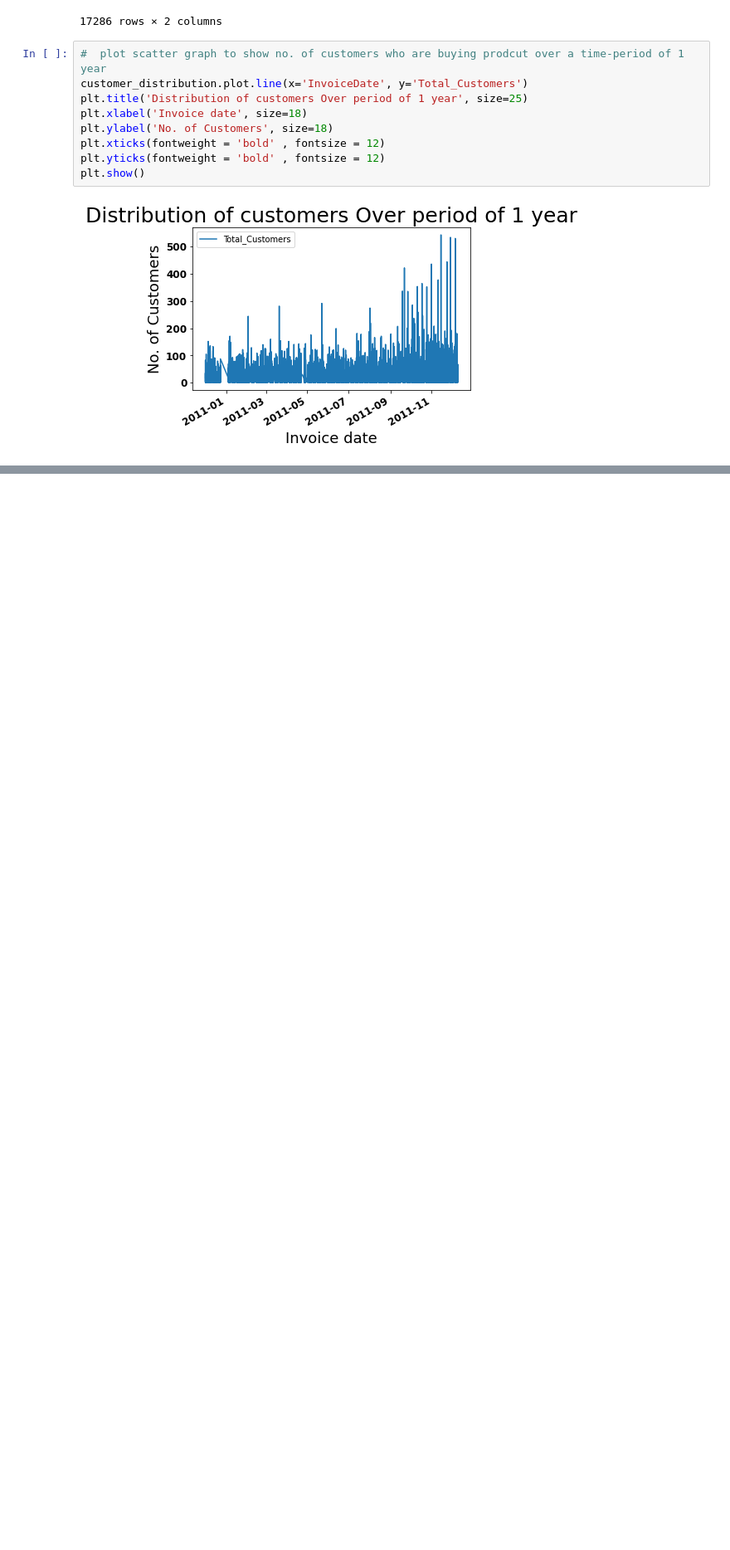
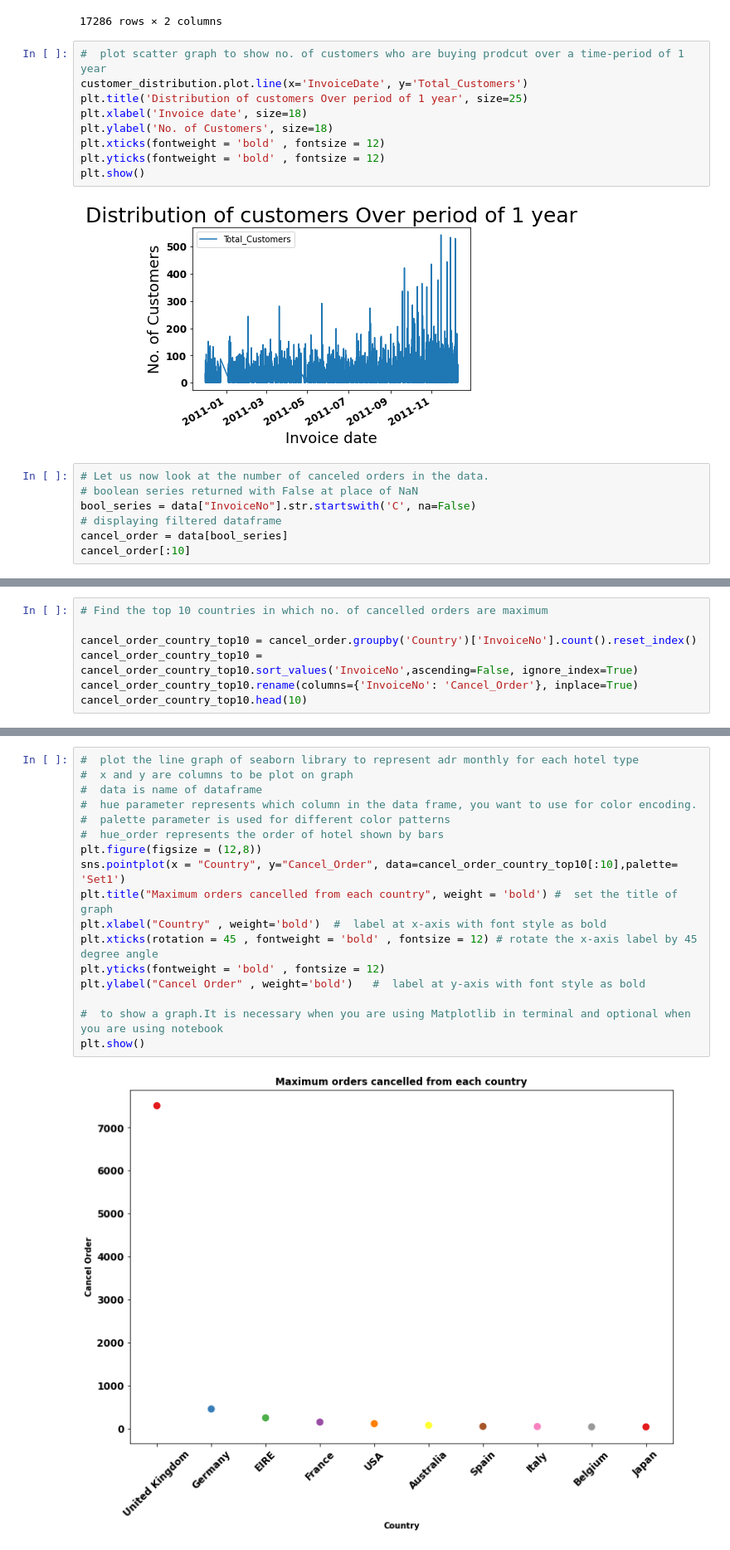
Before and after one commit to Shashankshekharpandey/Online-retail-customer-segmentation, a Jupyter notebook: Online_retail_customer_Segmentation.ipynb, the cells around one changed output, grey strips where cells are left out. Shown: that part at 83% size. Saved outputs shown, nothing was run; the diff lists cells and outputs as text; blank space fills up the shorter version.

```diff
--- a/Online_retail_customer_Segmentation.ipynb
+++ b/Online_retail_customer_Segmentation.ipynb
@@ -296,3 +296,10 @@ plt.yticks(fontweight = 'bold' , fontsize = 12)
 plt.show()
 # %% [output]
 [figure]
+# %%
+# Let us now look at the number of canceled orders in the data.
+# boolean series returned with False at place of NaN
+bool_series = data["InvoiceNo"].str.startswith('C', na=False)
+# displaying filtered dataframe
+cancel_order = data[bool_series]
+cancel_order[:10]
@@ -298,0 +322,7 @@ plt.show()
+# %%
+# Find the top 10 countries in which no. of cancelled orders are maximum
+
+cancel_order_country_top10 = cancel_order.groupby('Country')['InvoiceNo'].count().reset_index()
+cancel_order_country_top10 = cancel_order_country_top10.sort_values('InvoiceNo',ascending=False, ignore_index=True)
+cancel_order_country_top10.rename(columns={'InvoiceNo': 'Cancel_Order'}, inplace=True)
+cancel_order_country_top10.head(10)
@@ -298,0 +341,19 @@ plt.show()
+# %%
+#  plot the line graph of seaborn library to represent adr monthly for each hotel type
+#  x and y are columns to be plot on graph
+#  data is name of dataframe
+#  hue parameter represents which column in the data frame, you want to use for color encoding.
+#  palette parameter is used for different color patterns
+#  hue_order represents the order of hotel shown by bars
+plt.figure(figsize = (12,8))
+sns.pointplot(x = "Country", y="Cancel_Order", data=cancel_order_country_top10[:10],palette= 'Set1')
+plt.title("Maximum orders cancelled from each country", weight = 'bold') #  set the title of graph
+plt.xlabel("Country" , weight='bold')  #  label at x-axis with font style as bold
+plt.xticks(rotation = 45 , fontweight = 'bold' , fontsize = 12) # rotate the x-axis label by 45 degree angle
+plt.yticks(fontweight = 'bold' , fontsize = 12)
+plt.ylabel("Cancel Order" , weight='bold')   #  label at y-axis with font style as bold
+
+#  to show a graph.It is necessary when you are using Matplotlib in terminal and optional when you are using notebook
+plt.show()
+# %% [output]
+[figure, added]
```
Also changed, not shown: parts of 10 cells of this notebook.
